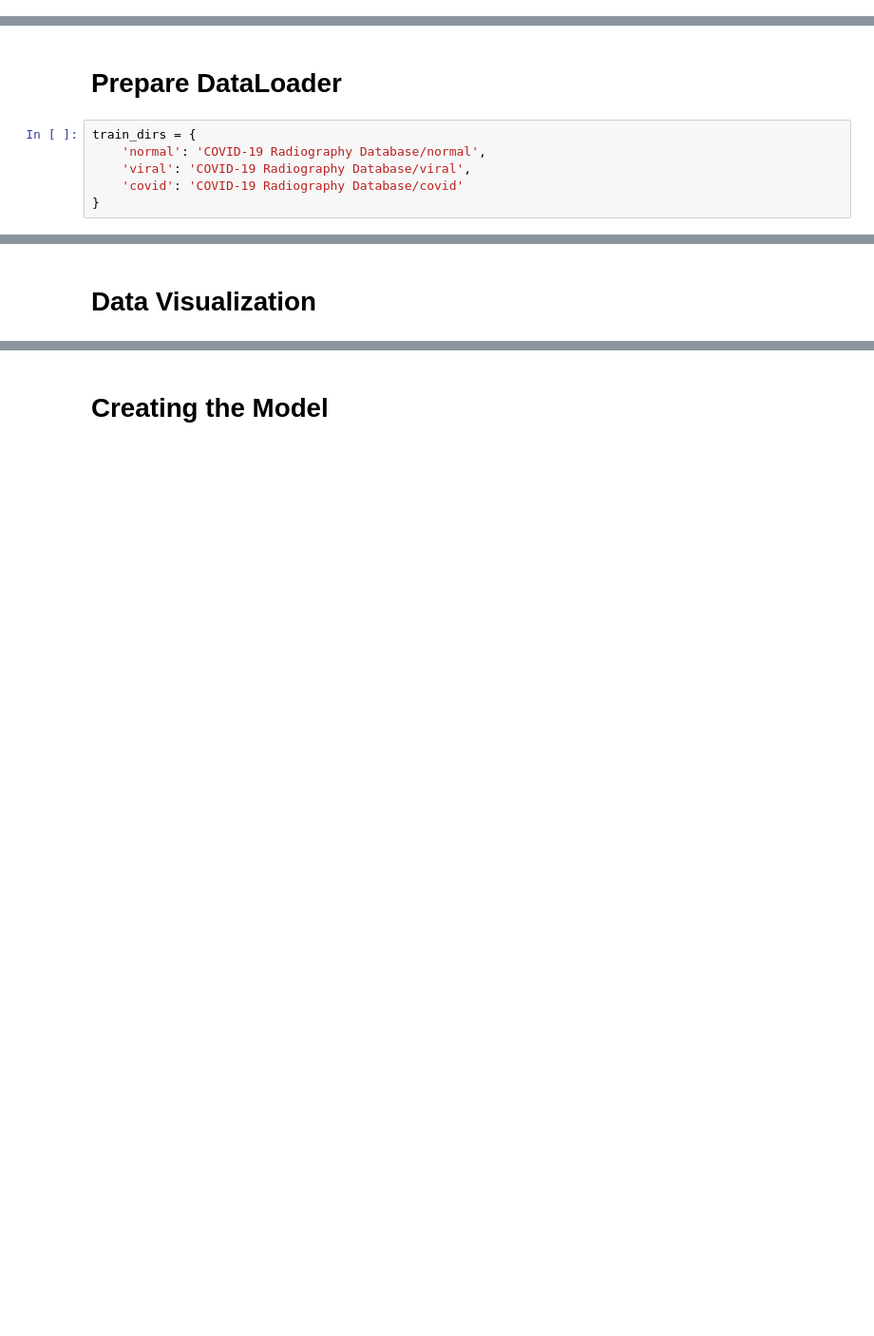
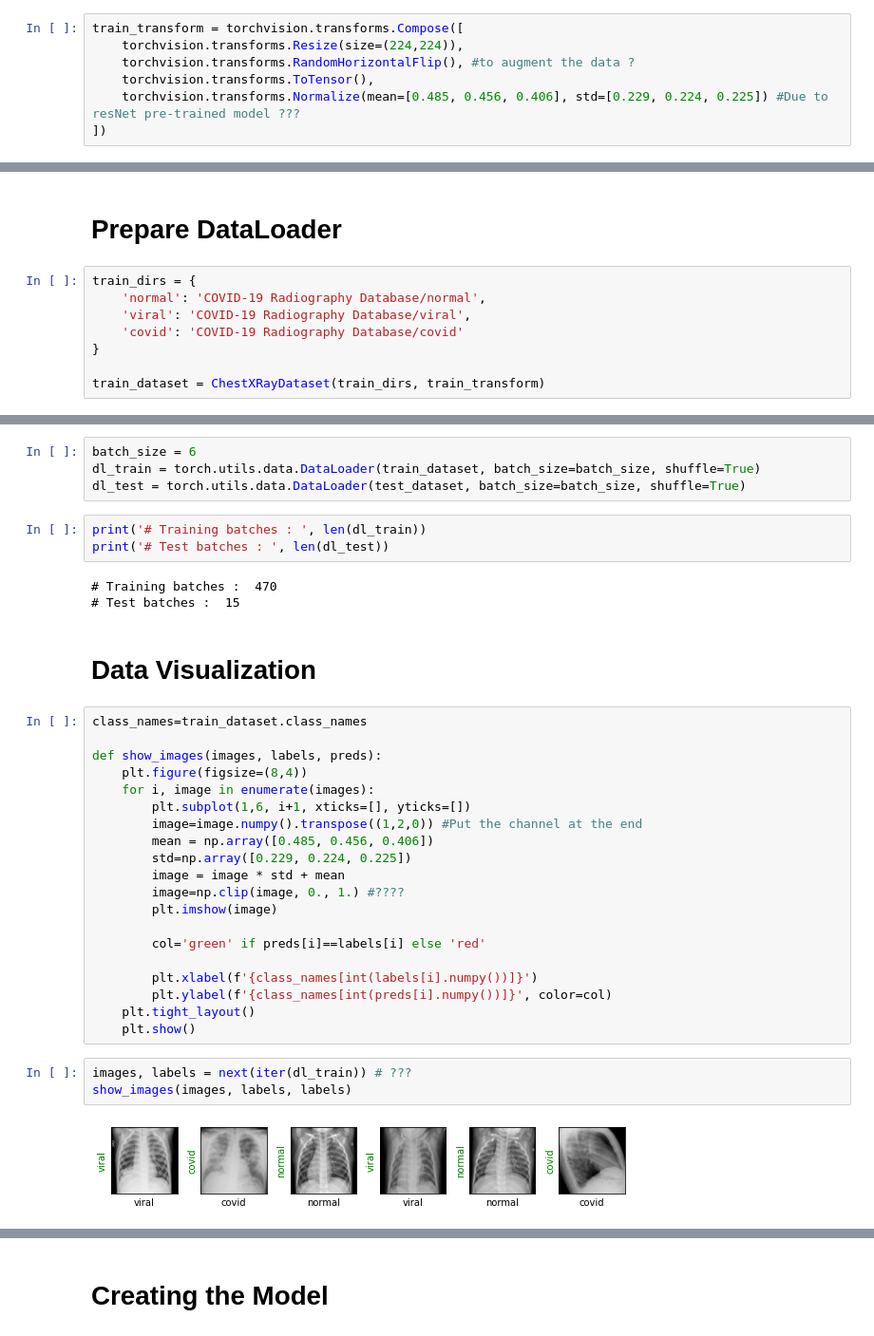
Before and after one commit to VianneyMI/detecting_covid19, a Jupyter notebook: detecting_covid19.ipynb, the cells around one changed output, grey strips where cells are left out. Shown: that part at 95% size. Saved outputs shown, nothing was run; the diff lists cells and outputs as text; blank space fills up the shorter version.

```diff
--- a/detecting_covid19.ipynb
+++ b/detecting_covid19.ipynb
@@ -54,2 +81,9 @@ if os.path.isdir(os.path.join(root_dir, source_dirs[1])):
 # %% [markdown]
 # Image Transformations
+# %%
+train_transform = torchvision.transforms.Compose([
+    torchvision.transforms.Resize(size=(224,224)),
+    torchvision.transforms.RandomHorizontalFlip(), #to augment the data ?
+    torchvision.transforms.ToTensor(),
+    torchvision.transforms.Normalize(mean=[0.485, 0.456, 0.406], std=[0.229, 0.224, 0.225]) #Due to resNet pre-trained model ???
+])
@@ -61,3 +110,5 @@ train_dirs = {
     'viral': 'COVID-19 Radiography Database/viral',
     'covid': 'COVID-19 Radiography Database/covid'
 }
+
+train_dataset = ChestXRayDataset(train_dirs, train_transform)
@@ -70,2 +131,37 @@ test_dirs = {
+# %%
+batch_size = 6
+dl_train = torch.utils.data.DataLoader(train_dataset, batch_size=batch_size, shuffle=True)
+dl_test = torch.utils.data.DataLoader(test_dataset, batch_size=batch_size, shuffle=True)
+# %%
+print('# Training batches : ', len(dl_train))
+print('# Test batches : ', len(dl_test))
+# %% [output]
+# Training batches :  470
+# Test batches :  15
 # %% [markdown]
 # Data Visualization
+# %%
+class_names=train_dataset.class_names
+
+def show_images(images, labels, preds):
+    plt.figure(figsize=(8,4))
+    for i, image in enumerate(images):
+        plt.subplot(1,6, i+1, xticks=[], yticks=[])
+        image=image.numpy().transpose((1,2,0)) #Put the channel at the end
+        mean = np.array([0.485, 0.456, 0.406])
+        std=np.array([0.229, 0.224, 0.225])
+        image = image * std + mean
+        image=np.clip(image, 0., 1.) #????
+        plt.imshow(image)
+
+        col='green' if preds[i]==labels[i] else 'red'
+
+        plt.xlabel(f'{class_names[int(labels[i].numpy())]}')
+        plt.ylabel(f'{class_names[int(preds[i].numpy())]}', color=col)
+    plt.tight_layout()
+    plt.show()
+# %%
+images, labels = next(iter(dl_train)) # ???
+show_images(images, labels, labels)
+# %% [output]
+[figure, added]
```
Also changed, not shown: parts of 15 cells of this notebook, 1 other file.
